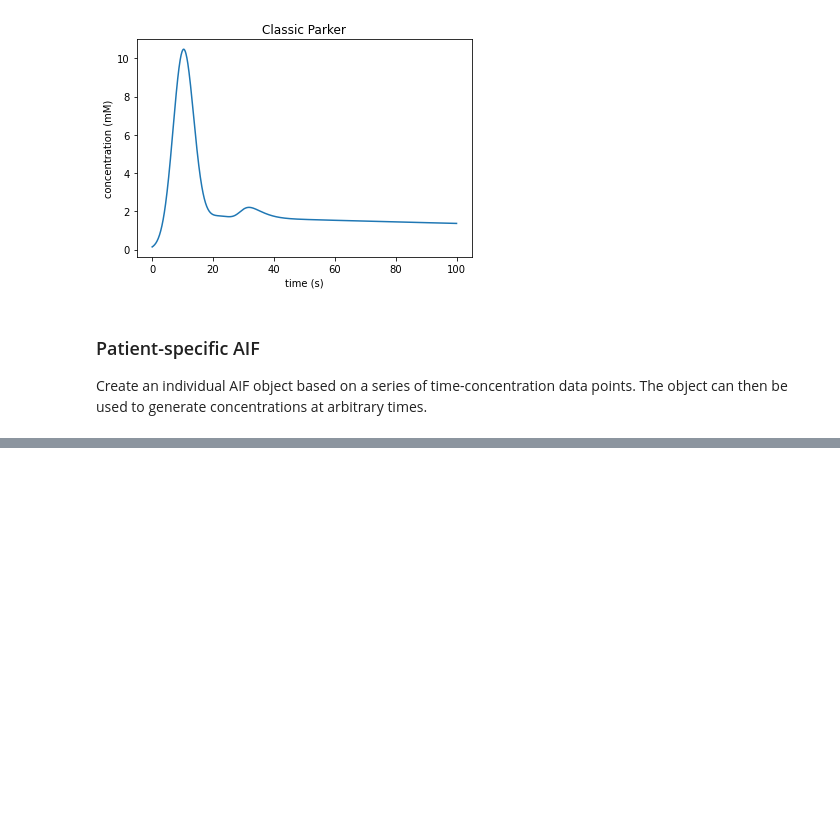
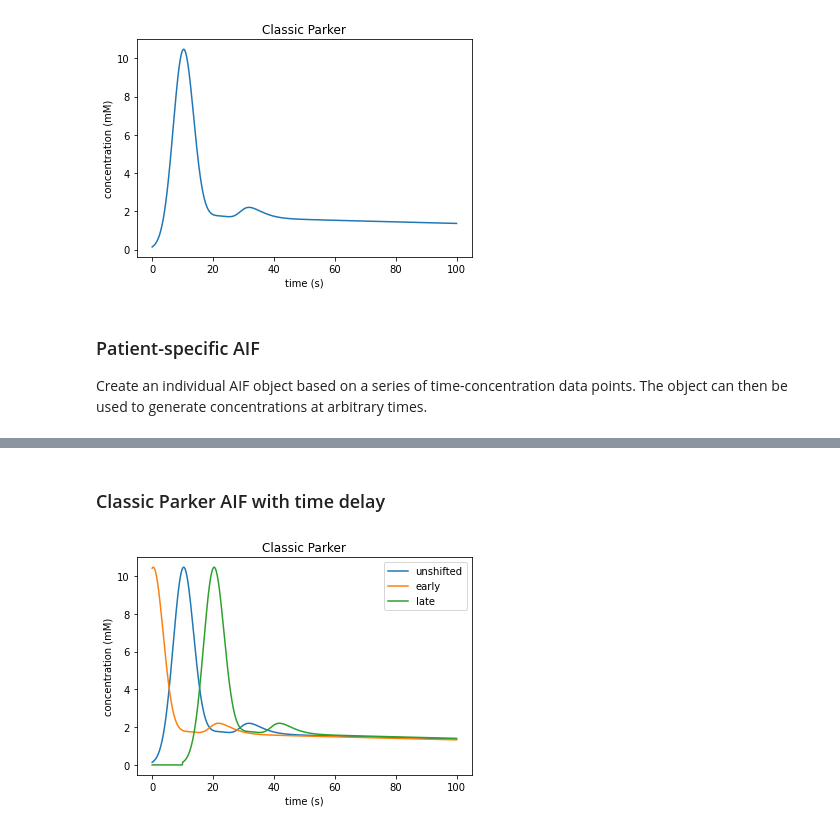
Before and after one commit to OSIPI/DCE-DSC-MRI_CodeCollection, a Jupyter notebook: src/original/MJT_UoEdinburghUK/demo/demo_aif.ipynb, the cells around one changed output, grey strips where cells are left out. Cells and saved outputs as stored; diff of their text form; code cells hidden in the pictures; blank space fills up the shorter version.

```diff
--- a/src/original/MJT_UoEdinburghUK/demo/demo_aif.ipynb
+++ b/src/original/MJT_UoEdinburghUK/demo/demo_aif.ipynb
@@ -15,12 +15,12 @@ Create a Parker AIF object. This can be used to return arterial plasma Gd concen
 # %%
 import aifs
 # Create the AIF object
-aif = aifs.parker(hct=0.42)
+parker_aif = aifs.parker(hct=0.42)
 
 # Plot concentration for specific times
-t = np.linspace(0.,100.,1000)
-c_ap = aif.c_ap(t)
-plt.plot(t, c_ap)
+t_parker = np.linspace(0.,100.,1000)
+c_ap_parker = parker_aif.c_ap(t_parker)
+plt.plot(t_parker, c_ap_parker)
 plt.xlabel('time (s)')
 plt.ylabel('concentration (mM)')
 plt.title('Classic Parker');
@@ -56,0 +57,14 @@ plt.title('Individual AIF');
+# %% [markdown]
+### Classic Parker AIF with time delay
+# %%
+c_ap_parker_early = parker_aif.c_ap(t_parker+10)
+c_ap_parker_late = parker_aif.c_ap(t_parker-10)
+plt.plot(t_parker, c_ap_parker,label='unshifted')
+plt.plot(t_parker, c_ap_parker_early,label='early')
+plt.plot(t_parker, c_ap_parker_late,label='late')
+plt.xlabel('time (s)')
+plt.ylabel('concentration (mM)')
+plt.legend()
+plt.title('Classic Parker');
+# %% [output]
+[figure, added]
```
Also changed, not shown: parts of 3 cells of this notebook, 4 other files.
